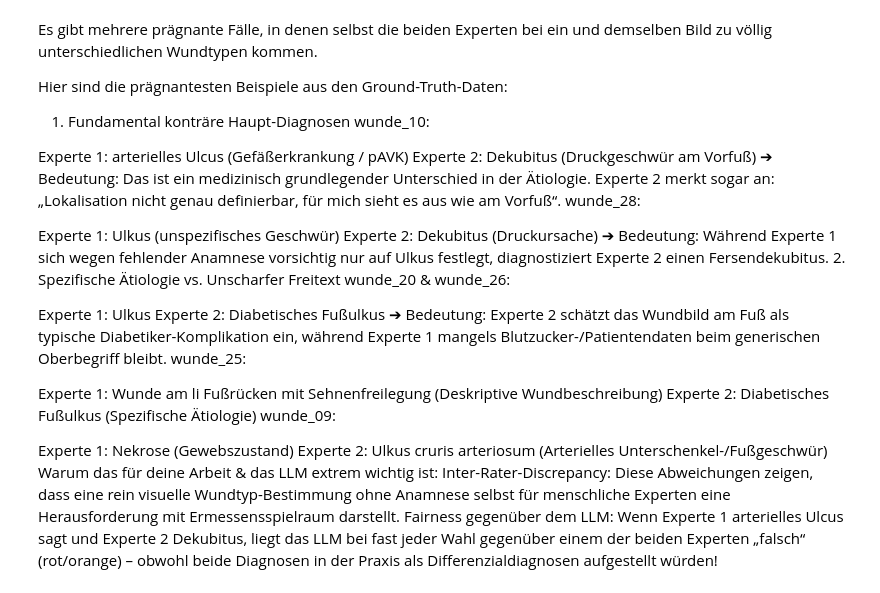
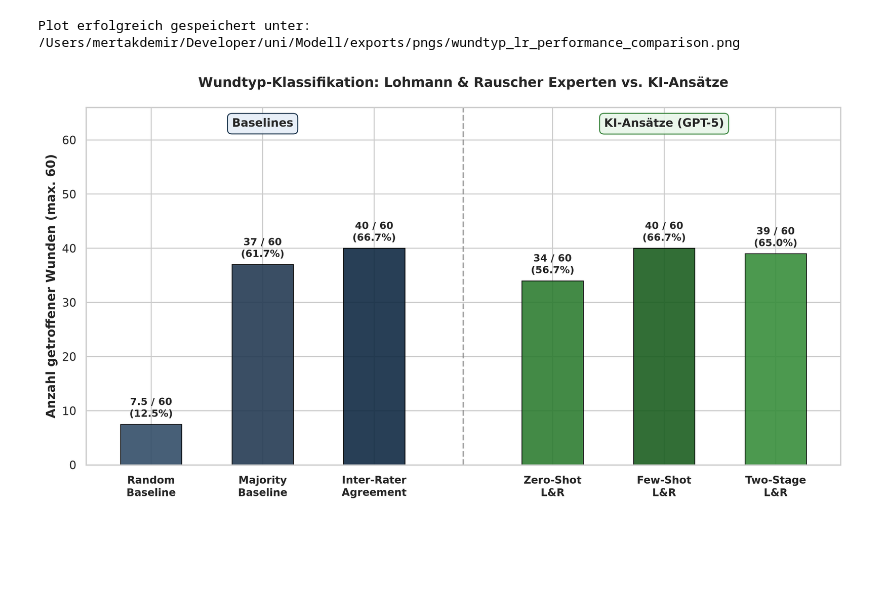
Before and after one commit to code-mert/masterarbeitmodell, a Jupyter notebook: notebooks/analyse_categories/01_wundtyp.ipynb, the cells around one changed output. Saved outputs shown, nothing was run; the diff lists cells and outputs as text; code cells hidden in the pictures; blank space fills up the shorter version.

```diff
--- a/notebooks/analyse_categories/01_wundtyp.ipynb
+++ b/notebooks/analyse_categories/01_wundtyp.ipynb
@@ -137,33 +1,20 @@ Im System-Prompt sollte strikt vorgegeben werden, dass im Feld wundtyp ausschlie
-# %% [markdown]
-Es gibt mehrere prägnante Fälle, in denen selbst die beiden Experten bei ein und demselben Bild zu völlig unterschiedlichen Wundtypen kommen.
-
-Hier sind die prägnantesten Beispiele aus den Ground-Truth-Daten:
-
-1. Fundamental konträre Haupt-Diagnosen
-wunde_10:
-
-Experte 1: arterielles Ulcus (Gefäßerkrankung / pAVK)
-Experte 2: Dekubitus (Druckgeschwür am Vorfuß)
-➔ Bedeutung: Das ist ein medizinisch grundlegender Unterschied in der Ätiologie. Experte 2 merkt sogar an: „Lokalisation nicht genau definierbar, für mich sieht es aus wie am Vorfuß“.
-wunde_28:
-
-Experte 1: Ulkus (unspezifisches Geschwür)
-Experte 2: Dekubitus (Druckursache)
-➔ Bedeutung: Während Experte 1 sich wegen fehlender Anamnese vorsichtig nur auf Ulkus festlegt, diagnostiziert Experte 2 einen Fersendekubitus.
-2. Spezifische Ätiologie vs. Unscharfer Freitext
-wunde_20 & wunde_26:
-
-Experte 1: Ulkus
-Experte 2: Diabetisches Fußulkus
-➔ Bedeutung: Experte 2 schätzt das Wundbild am Fuß als typische Diabetiker-Komplikation ein, während Experte 1 mangels Blutzucker-/Patientendaten beim generischen Oberbegriff bleibt.
-wunde_25:
-
-Experte 1: Wunde am li Fußrücken mit Sehnenfreilegung (Deskriptive Wundbeschreibung)
-Experte 2: Diabetisches Fußulkus (Spezifische Ätiologie)
-wunde_09:
-
-Experte 1: Nekrose (Gewebszustand)
-Experte 2: Ulkus cruris arteriosum (Arterielles Unterschenkel-/Fußgeschwür)
-Warum das für deine Arbeit & das LLM extrem wichtig ist:
-Inter-Rater-Discrepancy: Diese Abweichungen zeigen, dass eine rein visuelle Wundtyp-Bestimmung ohne Anamnese selbst für menschliche Experten eine Herausforderung mit Ermessensspielraum darstellt.
-Fairness gegenüber dem LLM: Wenn Experte 1 arterielles Ulcus sagt und Experte 2 Dekubitus, liegt das LLM bei fast jeder Wahl gegenüber einem der beiden Experten „falsch“ (rot/orange) – obwohl beide Diagnosen in der Praxis als Differenzialdiagnosen aufgestellt würden!
+# %%
+import os
+from wundtyp_calc import calculate_wundtyp_lr_scores
+from plot_utils import plot_single_bar_category_comparison
+
+# 1. Berechne Wundtyp-Scores für L&R (Experte 1 & Experte 2)
+data_lr = calculate_wundtyp_lr_scores()
+
+# Pfad zum Speichern des L&R PNG-Bildes in exports/pngs/
+save_png_lr = os.path.abspath("../../exports/pngs/wundtyp_lr_performance_comparison.png")
+
+# Erzeuge und zeige den L&R Plot an (Wundanzahl & Prozent)
+plot_single_bar_category_comparison(
+    title="Wundtyp-Klassifikation: Lohmann & Rauscher Experten vs. KI-Ansätze",
+    data=data_lr,
+    save_path=save_png_lr
+)
+# %% [output]
+Plot erfolgreich gespeichert unter: /Users/mertakdemir/Developer/uni/Modell/exports/pngs/wundtyp_lr_performance_comparison.png
+[figure, added]
```
Also changed, not shown: parts of 9 cells of this notebook, 22 other files.
